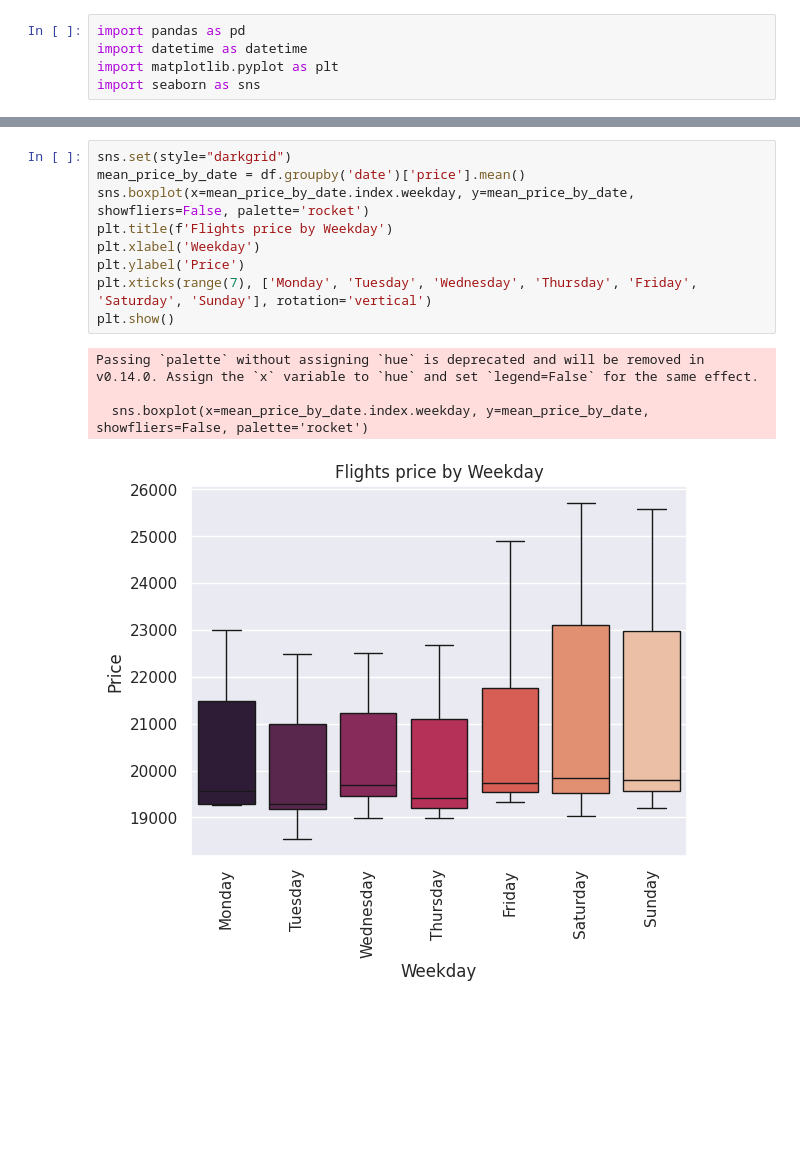
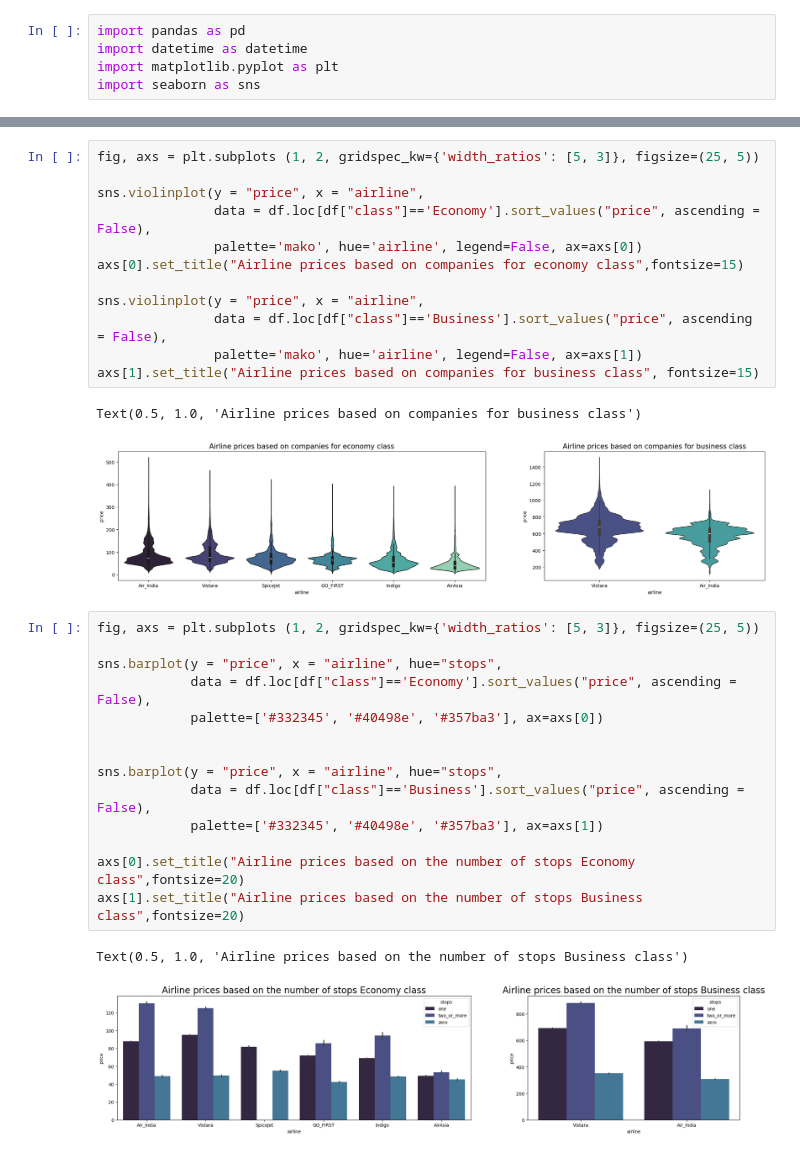
Before and after one commit to mel-m7/flight-eda-and-prediction, a Jupyter notebook: data_cleaning_visualization.ipynb, the cells around one changed output, grey strips where cells are left out. Cells and saved outputs as stored; diff of their text form; blank space fills up the shorter version.

```diff
--- a/data_cleaning_visualization.ipynb
+++ b/data_cleaning_visualization.ipynb
@@ -159,14 +75,32 @@ array(['Mumbai', 'Bangalore', 'Kolkata', 'Hyderabad', 'Chennai', 'Delhi'],
-# %%
-sns.set(style="darkgrid")
-mean_price_by_date = df.groupby('date')['price'].mean()
-sns.boxplot(x=mean_price_by_date.index.weekday, y=mean_price_by_date, showfliers=False, palette='rocket')
-plt.title(f'Flights price by Weekday')
-plt.xlabel('Weekday')
-plt.ylabel('Price')
-plt.xticks(range(7), ['Monday', 'Tuesday', 'Wednesday', 'Thursday', 'Friday', 'Saturday', 'Sunday'], rotation='vertical')
-plt.show()
-# %% [output]
-Passing `palette` without assigning `hue` is deprecated and will be removed in v0.14.0. Assign the `x` variable to `hue` and set `legend=False` for the same effect.
-
-  sns.boxplot(x=mean_price_by_date.index.weekday, y=mean_price_by_date, showfliers=False, palette='rocket')
-[figure, removed]
+# %%
+fig, axs = plt.subplots (1, 2, gridspec_kw={'width_ratios': [5, 3]}, figsize=(25, 5))
+
+sns.violinplot(y = "price", x = "airline",
+               data = df.loc[df["class"]=='Economy'].sort_values("price", ascending = False),
+               palette='mako', hue='airline', legend=False, ax=axs[0])
+axs[0].set_title("Airline prices based on companies for economy class",fontsize=15)
+
+sns.violinplot(y = "price", x = "airline",
+               data = df.loc[df["class"]=='Business'].sort_values("price", ascending = False),
+               palette='mako', hue='airline', legend=False, ax=axs[1])
+axs[1].set_title("Airline prices based on companies for business class", fontsize=15)
+# %% [output]
+Text(0.5, 1.0, 'Airline prices based on companies for business class')
+[figure, added]
+# %%
+fig, axs = plt.subplots (1, 2, gridspec_kw={'width_ratios': [5, 3]}, figsize=(25, 5))
+
+sns.barplot(y = "price", x = "airline", hue="stops",
+            data = df.loc[df["class"]=='Economy'].sort_values("price", ascending = False),
+            palette=['#332345', '#40498e', '#357ba3'], ax=axs[0])
+
+
+sns.barplot(y = "price", x = "airline", hue="stops",
+            data = df.loc[df["class"]=='Business'].sort_values("price", ascending = False),
+            palette=['#332345', '#40498e', '#357ba3'], ax=axs[1])
+
+axs[0].set_title("Airline prices based on the number of stops Economy class",fontsize=20)
+axs[1].set_title("Airline prices based on the number of stops Business class",fontsize=20)
+# %% [output]
+Text(0.5, 1.0, 'Airline prices based on the number of stops Business class')
+[figure, added]
```
Also changed, not shown: parts of 18 cells of this notebook, 7 other files.
